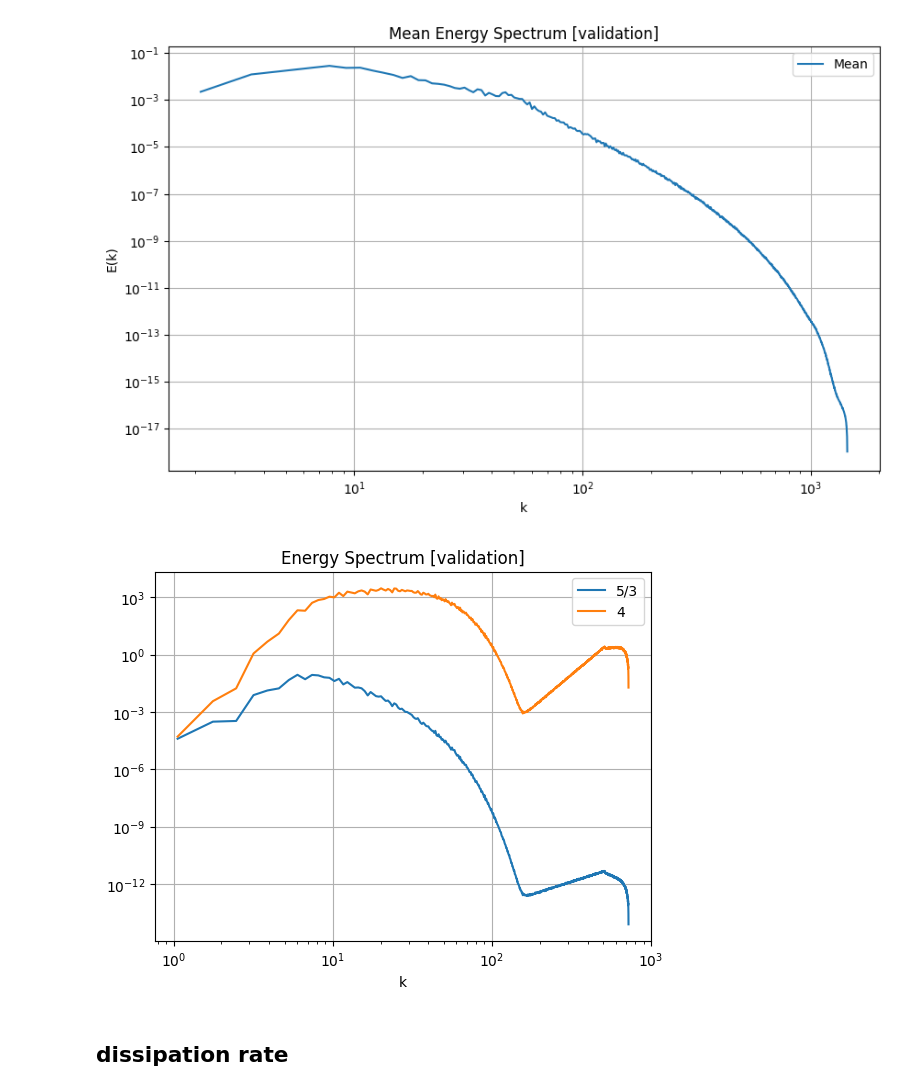
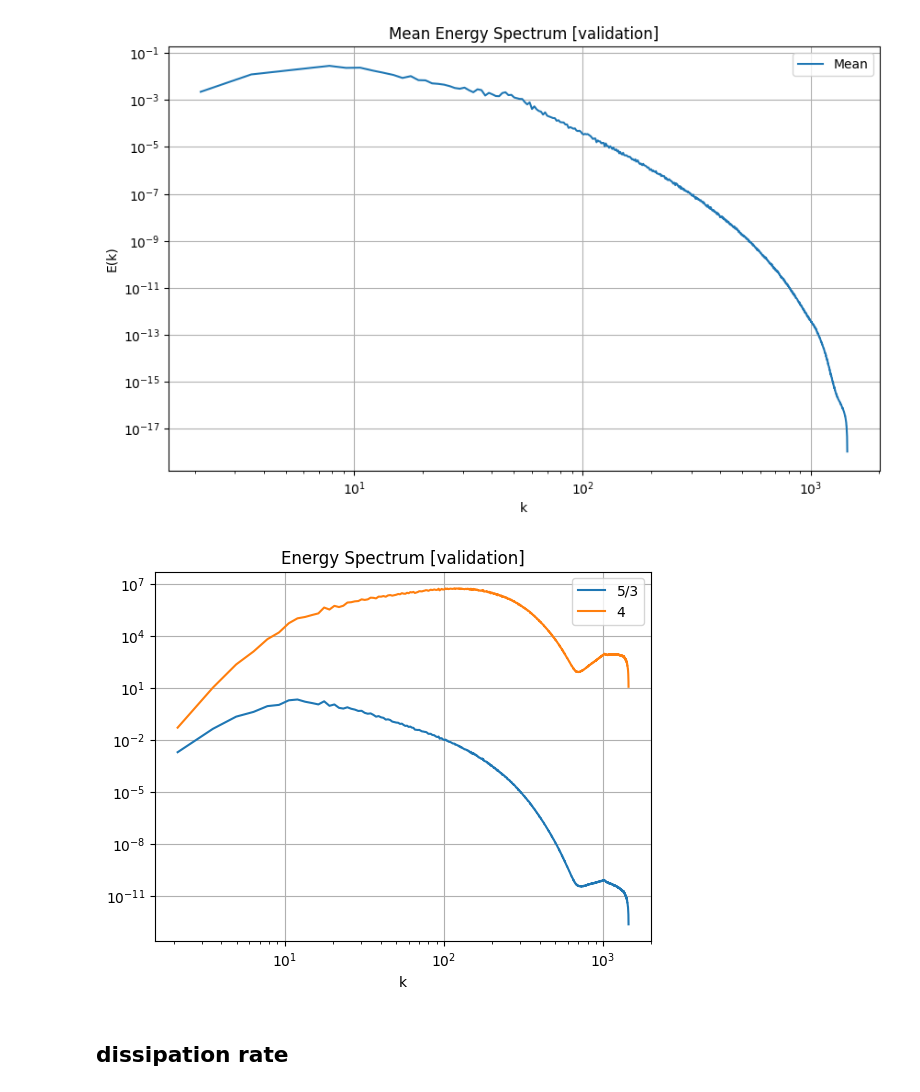
Before and after one commit to red1ithink/EnergySpectrum, a Jupyter notebook: spectrum.ipynb, the cells around one changed output. Saved outputs shown, nothing was run; the diff lists cells and outputs as text; code cells hidden in the pictures.

```diff
--- a/spectrum.ipynb
+++ b/spectrum.ipynb
@@ -61,27 +61,27 @@ plt.show()
 # %% [output]
 [figure]
 # %%
-k, e_k = get_ek('../proceed_data/proceed_data_v_10/processed_data_u/5_ux_uy_data.txt')
+k, e_k = get_ek('../valid/u/2.5_ux_uy_data.txt')
 e_k = e_k[1:]
 k = k[1:]
 plt.loglog(k, (k**(5/3))*e_k, label="5/3")
 plt.xlabel("k")
 
 plt.loglog(k, (k**(6))*e_k, label="4")
 plt.xlabel("k")
 plt.title("Energy Spectrum [validation]")
 plt.grid(True)
 plt.legend()
 plt.show()
 
 # e_k = e_k[1:]
 # k = k[1:]
 # plt.loglog(k, e_k)
 # plt.xlabel("k")
 # plt.title("Energy Spectrum [validation]")
 # plt.grid(True)
 # %% [output]
-[figure, old version]
+[figure, new version]
 # %% [markdown]
 ## dissipation rate ##
 # %%
```
Also changed, not shown: parts of 4 cells of this notebook, 16 other files.
